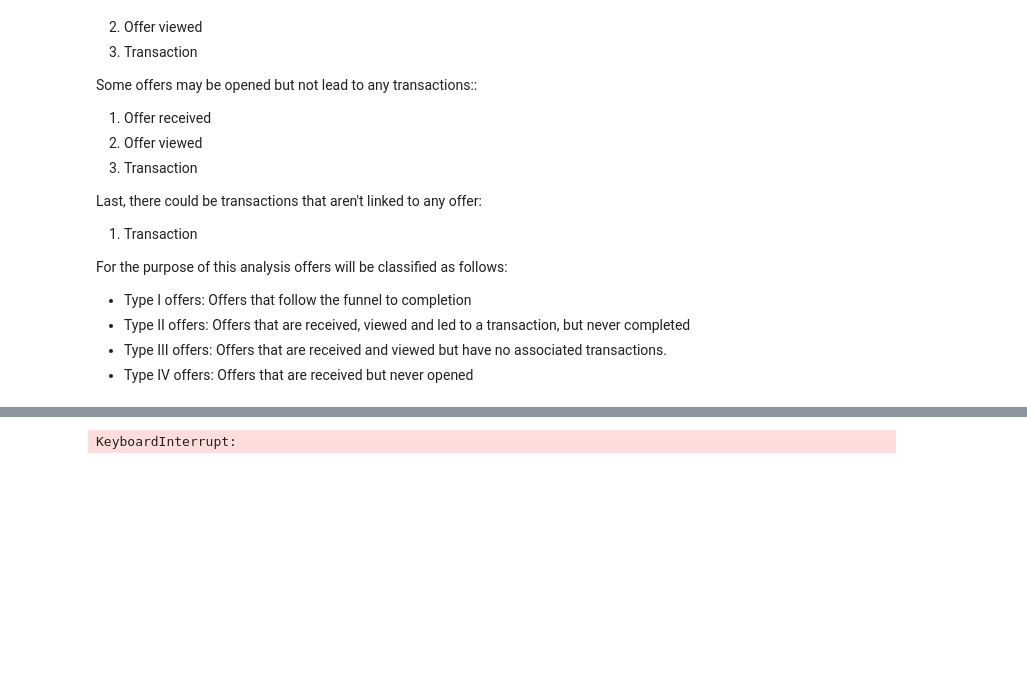
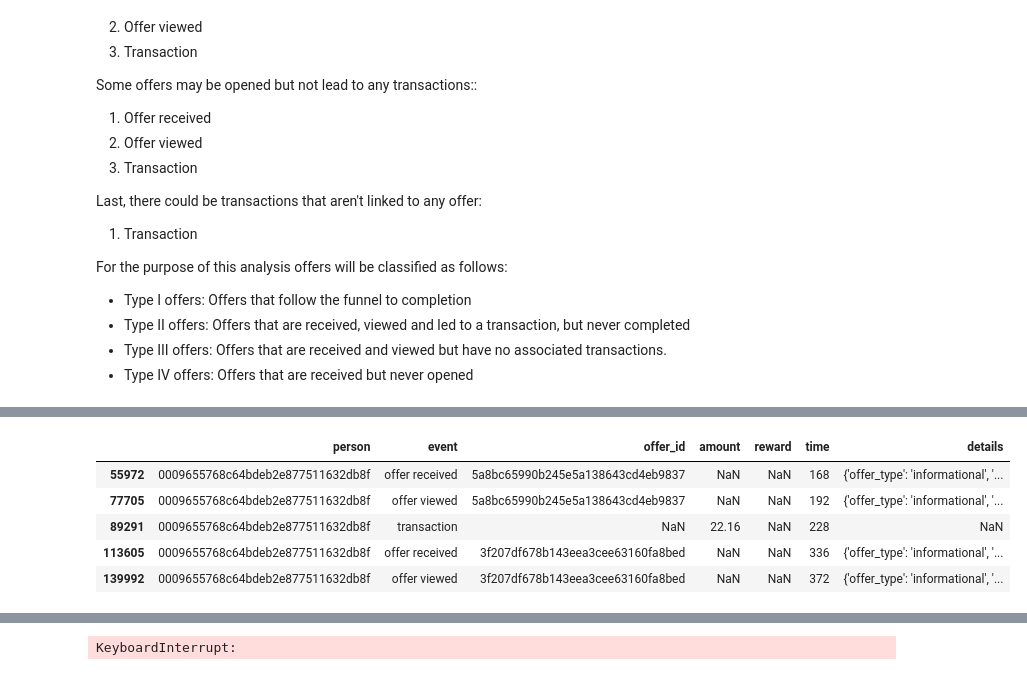
Before and after one commit to atrgz/starbucks_capstone, a Jupyter notebook: Starbucks_Capstone_notebook.ipynb, the cells around one changed output, grey strips where cells are left out. Saved outputs shown, nothing was run; the diff lists cells and outputs as text; code cells hidden in the pictures; blank space fills up the shorter version.

```diff
--- a/Starbucks_Capstone_notebook.ipynb
+++ b/Starbucks_Capstone_notebook.ipynb
@@ -399,0 +380,9 @@ subset_log
+# %%
+log.head()
+# %% [output]
+|  | person | event | offer_id | amount | reward | time | details |
+| 55972 | 0009655768c64bdeb2e877511632db8f | offer received | 5a8bc65990b245e5a138643cd4eb9837 | NaN | NaN | 168 | {'offer_type': 'informational', '... |
+| 77705 | 0009655768c64bdeb2e877511632db8f | offer viewed | 5a8bc65990b245e5a138643cd4eb9837 | NaN | NaN | 192 | {'offer_type': 'informational', '... |
+| 89291 | 0009655768c64bdeb2e877511632db8f | transaction | NaN | 22.16 | NaN | 228 | NaN |
+| 113605 | 0009655768c64bdeb2e877511632db8f | offer received | 3f207df678b143eea3cee63160fa8bed | NaN | NaN | 336 | {'offer_type': 'informational', '... |
+| 139992 | 0009655768c64bdeb2e877511632db8f | offer viewed | 3f207df678b143eea3cee63160fa8bed | NaN | NaN | 372 | {'offer_type': 'informational', '... |
```
Also changed, not shown: parts of 9 cells of this notebook.
